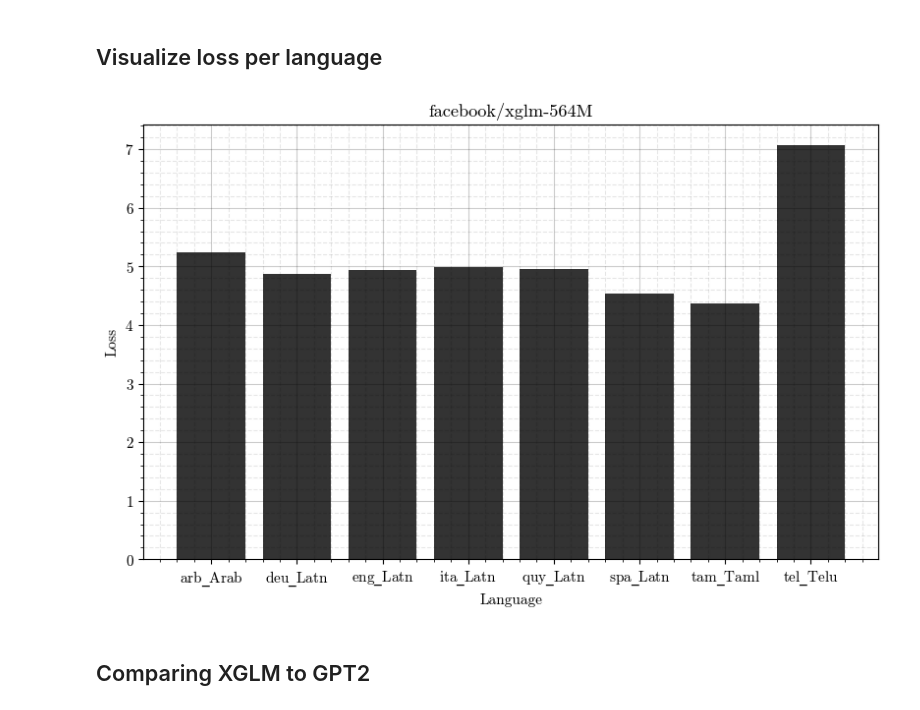
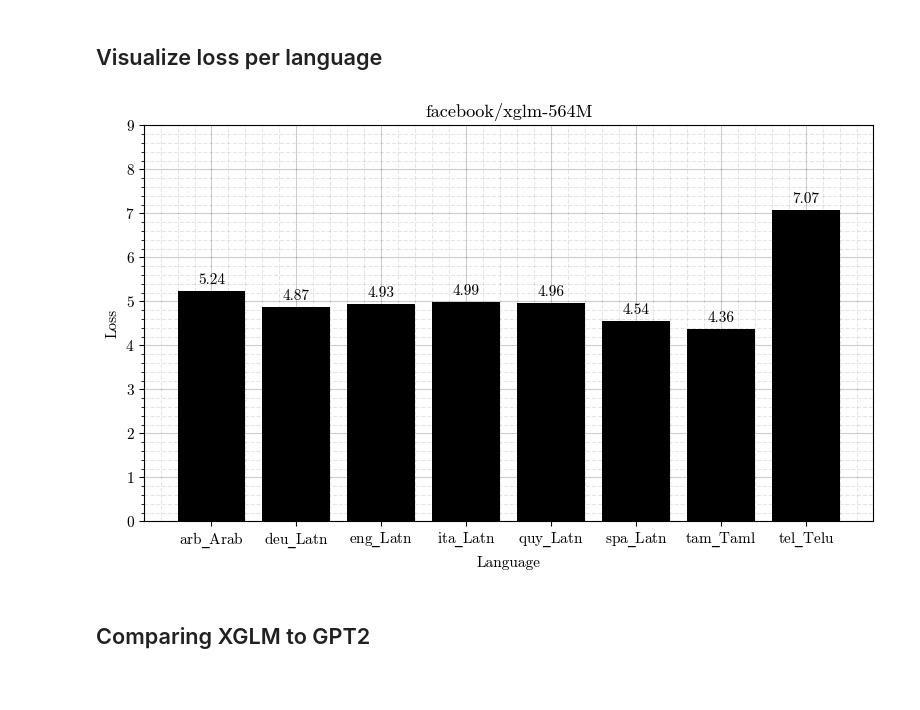
Before and after one commit to Kanakanajm/nnti, a Jupyter notebook: NNTIProject/notebooks/task1.ipynb, the cells around one changed output. Saved outputs shown, nothing was run; the diff lists cells and outputs as text; code cells hidden in the pictures; blank space fills up the shorter version.

```diff
--- a/NNTIProject/notebooks/task1.ipynb
+++ b/NNTIProject/notebooks/task1.ipynb
@@ -236,17 +239,16 @@ dataset_per_lang = {
 }
 """
 
-dataset_per_lang = {}
+orig_dataset_per_lang = {}
 for language in LANGUAGES:
     print(f"Loading dataset for {language}", end="... ")
 
-    # add a dataloader key set to None, they are defined in the cell tagged
-    # @dataloader-creation
-    dataset_per_lang[language] = {"dataset": {}, "dataloader": None}
+    # add a dataloader key set to None, they are defined in the cell tagged @dataloader-creation
+    orig_dataset_per_lang[language] = {"dataset": {}, "dataloader": None}
 
     for split in USE_SPLITS:
-        dataset_per_lang[language]["dataset"][split] = {}
-        dataset_per_lang[language]["dataset"][split]["raw"] = load_dataset(
+        orig_dataset_per_lang[language]["dataset"][split] = {}
+        orig_dataset_per_lang[language]["dataset"][split]["raw"] = load_dataset(
             DATA_SET_NAME,
             language,
             split=split,
@@ -293,15 +295,15 @@ Splits:
                               dataset_name='flores')}
 # %%
 # let's look at an individual sample from the dataset
-def get_sample(idx: int, lang: str, split: str, data: str):
-    return dataset_per_lang[lang]["dataset"][split][data][idx]
+def get_sample(idx: int, lang: str, split: str, data: str, dataset: dict = orig_dataset_per_lang):
+    return dataset[lang]["dataset"][split][data][idx]
 
 
 print(f"Viewing raw samples from {EX_DATASET_LANG}:")
 for split in USE_SPLITS:
     first_sample = get_sample(0, EX_DATASET_LANG, split, "raw")
     last_sample = get_sample(-1, EX_DATASET_LANG, split, "raw")
-    dataset_len = len(dataset_per_lang[EX_DATASET_LANG]["dataset"][split]["raw"]) - 1
+    dataset_len = len(orig_dataset_per_lang[EX_DATASET_LANG]["dataset"][split]["raw"]) - 1
 
     print("")
     print(f"\tFirst sample from {split} split:")
@@ -537,7 +556,7 @@ Viewing 17-th sample from eng_Latn:
 ## Load model
 # %%
 def load_model(model_name: str, verbose: bool = True) -> XGLMForCausalLM:
-    # load pre-trained model from the huggingface hub
+    """Load pre-trained model from the huggingface hub."""
     model = AutoModelForCausalLM.from_pretrained(model_name, cache_dir="../cache/models")
 
     # specify device on model and put the model into evaluation mode
@@ -697,27 +753,44 @@ Data loaded from losses_xglm-564M_bs_2_pbp_True_ipt_-100.json.
 # %% [markdown]
 ## Visualize loss per language
 # %%
+def autolabel(rects: list, ax: plt.Axes) -> plt.Axes:
+    """Attach a text label above each bar in *rects*, displaying its height."""
+    for rect in rects:
+        height = rect.get_height()
+        ax.annotate(
+            "{}".format(round(height, 2)),
+            xy=(rect.get_x() + rect.get_width() / 2, height),
+            xytext=(0, 3),  # 3 points vertical offset
+            textcoords="offset points",
+            ha="center",
+            va="bottom",
+        )
+    return ax
+
 # create a figure
 fig, axes = plt.subplots(figsize=(8, 5))
 
 # create a bar plot for each language
 x = np.arange(len(LANGUAGES))
 y = [np.mean(losses[_][SPLIT_TO_PLOT]) for _ in LANGUAGES]
 
-axes.bar(x, y, color="k", alpha=0.8)
-
-fig.tight_layout()
+rects = axes.bar(x, y, color="k")
+axes = autolabel(rects, axes)
 
 # format plot
-axes.set_xlabel("Language")  # x-axis label
-axes.set_xticks(range(len(LANGUAGES)))  # x-axis ticks
+axes.set_xlabel("Language")
+axes.set_xticks(range(len(LANGUAGES)))
 xlabels_for_plot = [label.replace("_", "$\mathrm{\_}$") for label in losses.keys()]
-axes.set_xticklabels(xlabels_for_plot)  # x-axis tick labels
-axes.set_ylabel("Loss")  # y-axis label
+axes.set_xticklabels(xlabels_for_plot)
+axes.set_ylabel("Loss")
+axes.set_ylim(0, 9)
 axes.set_title(MODEL_NAME)
-# title
 axes.grid(True, which="major", color="k", linestyle="-", alpha=0.2)
 axes.grid(True, which="minor", color="k", linestyle="--", alpha=0.1)
+axes.tick_params(axis='x', which='minor', bottom=False) # Disable minor ticks on the x-axis
 axes.minorticks_on()
+axes.set_axisbelow(True)
+fig.tight_layout()
+fig.show()
 # %% [output]
-[figure, old version]
+[figure, new version]
```
Also changed, not shown: parts of 13 cells of this notebook, 2 other files.
